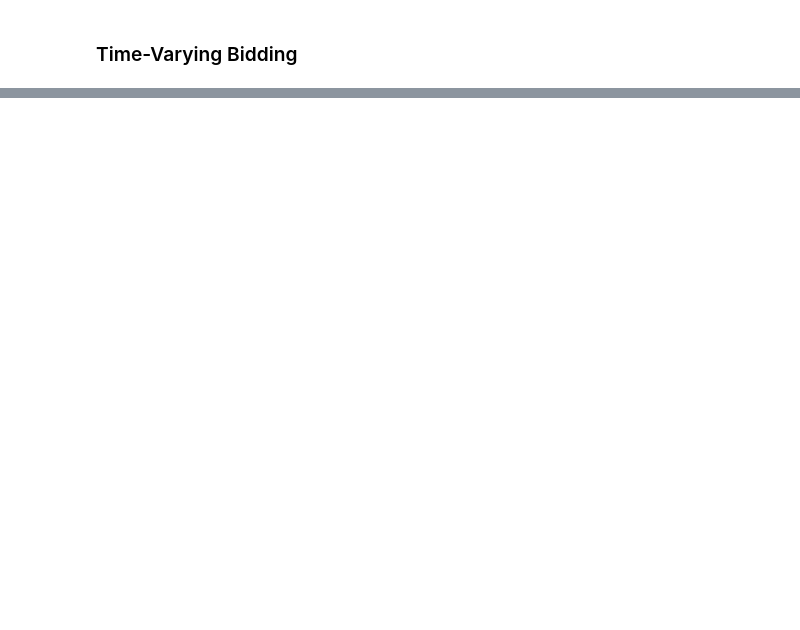
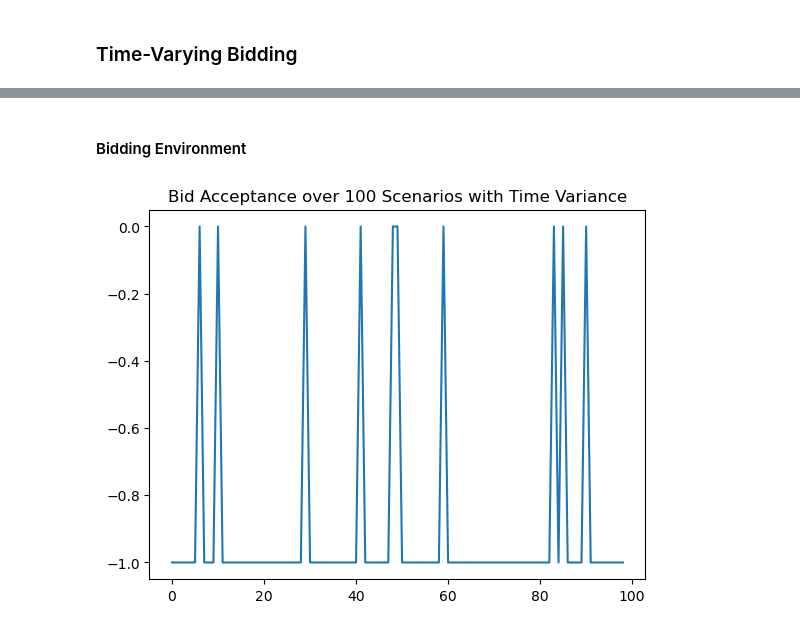
Before and after one commit to nmadev/EnergyStorageRLBidder, a Jupyter notebook: testbed.ipynb, the cells around one changed output, grey strips where cells are left out. Drawn from its saved outputs; the diff is of its cells as text; code cells hidden in the pictures; blank space fills up the shorter version.

Commit message:
pushing prob bid clearing to main
workaround for pycache issues

```diff
--- a/testbed.ipynb
+++ b/testbed.ipynb
@@ -63,0 +69,14 @@ plt.show()
+# %%
+# Pull dataset
+ENERGY_STORAGE_DATA_PATH = (
+    "./src/CAISO-EnergyStorage/src/data/ES_BIDS/CAISO_ES_BIDS.parquet"
+)
+
+# Read parquet file
+STORAGE_DF = pd.read_parquet(ENERGY_STORAGE_DATA_PATH)
+
+# Define rolling average window
+win = 10
+
+# Calculate smoothed profile
+avg_profile_rolling = clearer.avg_demand_profile(STORAGE_DF, win)
@@ -63,0 +89,23 @@ plt.show()
+# %% [markdown]
+#### Bidding Environment
+# %%
+# Sample bidding environment
+RTP = 50.02044
+bid = 55.13978
+SOC = 0.5
+attitude = "honest"
+date_string = '2024-10-01 11:45:00' # discharge time
+ts = datetime.strptime(date_string, "%Y-%m-%d %H:%M:%S")
+
+accept = []
+n = 100
+
+for i in range(1,n):
+    accept.append(clearer.timevarying_norm_prob_clear(RTP, bid, attitude, SOC, ts, avg_profile_rolling))
+
+## Show bid acceptance over scenarios
+plt.plot(accept)
+plt.title("Bid Acceptance over " + str(n) + " Scenarios with Time Variance")
+plt.show()
+# %% [output]
+[figure, added]
```
Also changed, not shown: parts of 7 cells of this notebook.
